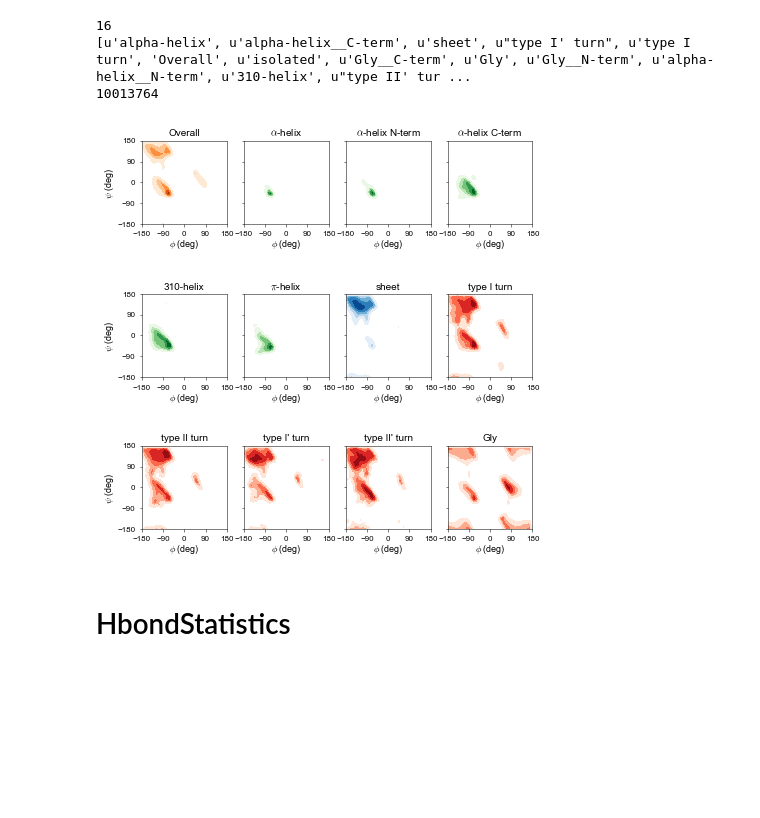
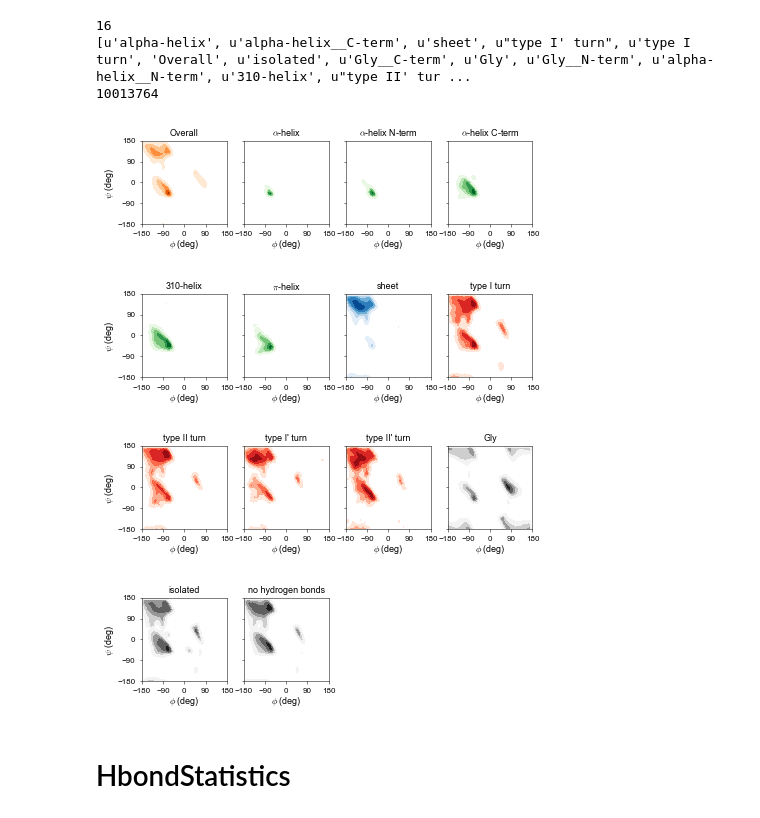
Before and after one commit to jlorieau/mollib, a Jupyter notebook: manuscripts/paper1/ramachandranstatistics.ipynb, the cells around one changed output. Drawn from its saved outputs; the diff is of its cells as text; code cells hidden in the pictures; blank space fills up the shorter version.

Commit message:
Updated figures

```diff
--- a/manuscripts/paper1/ramachandranstatistics.ipynb
+++ b/manuscripts/paper1/ramachandranstatistics.ipynb
@@ -90,7 +90,9 @@ labels = (('Overall', plt.cm.Oranges_r),
           ('type II turn', plt.cm.Reds_r),
           ("type I' turn", plt.cm.Reds_r),
           ("type II' turn", plt.cm.Reds_r),
-          ('Gly', plt.cm.Reds_r),
+          ('Gly', plt.cm.Greys_r),
+          ('isolated', plt.cm.Greys_r),
+          ('No hydrogen bonds', plt.cm.Greys_r),
            )
 
 def grouper(n, iterable, fillvalue=None):
@@ -104,43 +106,55 @@ for row, subfigure_labels in enumerate(subfigure_groups, 1):
     f, axarr = plt.subplots(1,len(subfigure_labels), sharey=True, figsize=figsize)
     axarr[0].set_ylabel(r'$\psi$ (deg)')
 
-    for count, (label, cmap) in enumerate(subfigure_labels):
-        axarr[count].set_title(label.replace('__', ' ').replace('alpha', "$\\alpha$").replace('pi', "$\\pi$"),
-                               size=10)
+    for count, values in enumerate(subfigure_labels):
+        # Skip empty plots
+        if values is None:
+            axarr[count].axis('off')
+            axarr[count].set_visible(False)
+            continue
+        label, cmap = values
+
+        axarr[count].set_title(label.replace('__', ' ')
+                                    .replace('alpha', "$\\alpha$")
+                                    .replace('pi', "$\\pi$")
+                                    .replace('No', 'no'),
+                               size=9)
         axarr[count].set_xlabel(r'$\phi$ (deg)')
 
         axarr[count].xaxis.set_ticks(np.arange(-180, 181, 90))
         axarr[count].set_xlim(-180, 180)
         axarr[count].yaxis.set_ticks(np.arange(-180, 181, 90))
         axarr[count].set_ylim(-180, 180)
 
         axarr[count].get_xaxis().tick_bottom()
         axarr[count].get_yaxis().tick_left()
 
         phi_psi = results[label]
         x,y = zip(*phi_psi)
 
         x = np.array(x)
         y = np.array(y)
         hist2d, x, y = np.histogram2d(y, x, bins=36, range=np.array([(-180., 190.), (-180., 190.)]))
         hist2d = -1.*np.log(hist2d + 0.1)
 
         minimum = np.min(hist2d)
         hist2d -= minimum
 
         levels = np.arange(0.0, 5.1, 1.0)
 
         axarr[count].contourf(x[:-1], y[:-1], hist2d, levels, cmap=cmap)
 
+        plt.savefig('ramachandran_countour_{}.png'.format(row), format='PNG',
+                    dpi=1200, bbox_inches='tight', pad_inches=0.05)
         plt.savefig('ramachandran_countour_{}.svg'.format(row), format='SVG',
                     bbox_inches='tight', pad_inches=0.05)
-        plt.savefig('ramachandran_countour_{}.png'.format(row), format='PNG',
-                    dpi=1200, bbox_inches='tight', pad_inches=0.05)
+
     plt.show()
 # %% [output]
-[figure, old version]
+[figure, new version]
 [figure]
-[figure, old version]
+[figure, new version]
+[figure, added]
 # %% [markdown]
 # HbondStatistics
 # %%
```
Also changed, not shown: 9 other files.
